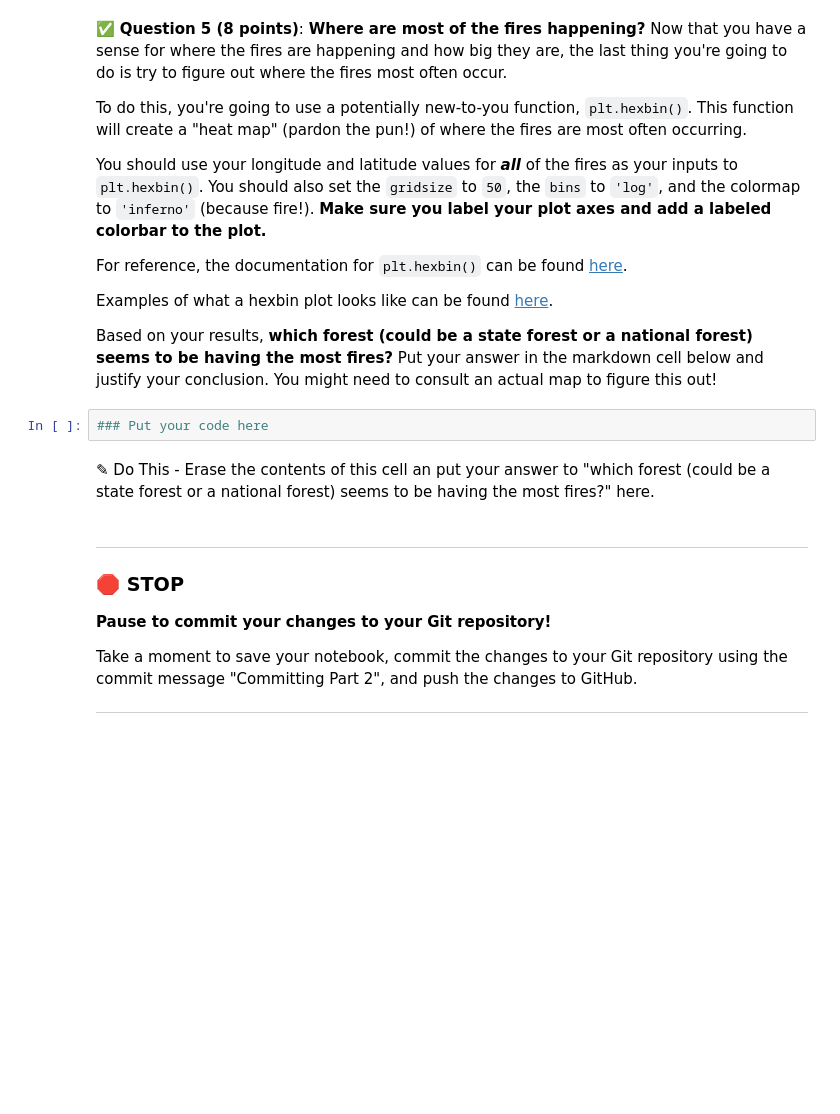
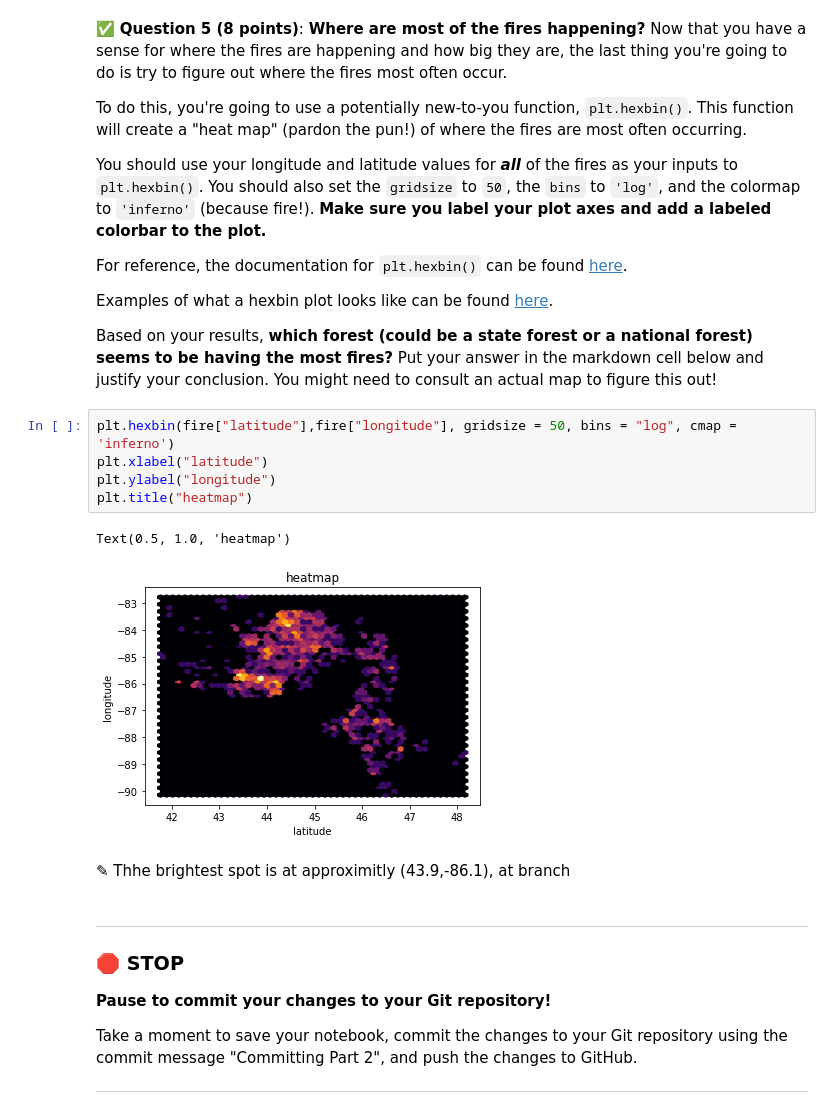
Before and after one commit to ahmedtawakol/cmse202-s21-turnin, a Jupyter notebook: hw-02/HW-02_PandasReviewAndPythonObjects-STUDENT.ipynb, the cells around one changed output. Cells and saved outputs as stored; diff of their text form; blank space fills up the shorter version.

```diff
--- a/hw-02/HW-02_PandasReviewAndPythonObjects-STUDENT.ipynb
+++ b/hw-02/HW-02_PandasReviewAndPythonObjects-STUDENT.ipynb
@@ -118,10 +164,16 @@ For reference, the documentation for `plt.hexbin()` can be found [here](https://
 Examples of what a hexbin plot looks like can be found [here](https://matplotlib.org/2.0.2/examples/pylab_examples/hexbin_demo.html).
 
 Based on your results, **which forest (could be a state forest or a national forest) seems to be having the most fires?** Put your answer in the markdown cell below and justify your conclusion. You might need to consult an actual map to figure this out!
-# %%
-### Put your code here
-# %% [markdown]
-<font size=+3>&#9998;</font> Do This - Erase the contents of this cell an put your answer to "which forest (could be a state forest or a national forest) seems to be having the most fires?" here.
+# %%
+plt.hexbin(fire["latitude"],fire["longitude"], gridsize = 50, bins = "log", cmap = 'inferno')
+plt.xlabel("latitude")
+plt.ylabel("longitude")
+plt.title("heatmap")
+# %% [output]
+Text(0.5, 1.0, 'heatmap')
+[figure, added]
+# %% [markdown]
+<font size=+3>&#9998;</font> Thhe brightest spot is at approximitly (43.9,-86.1), at branch
 # %% [markdown]
 ---
 ### &#128721; STOP
```
Also changed, not shown: parts of 15 cells of this notebook.
